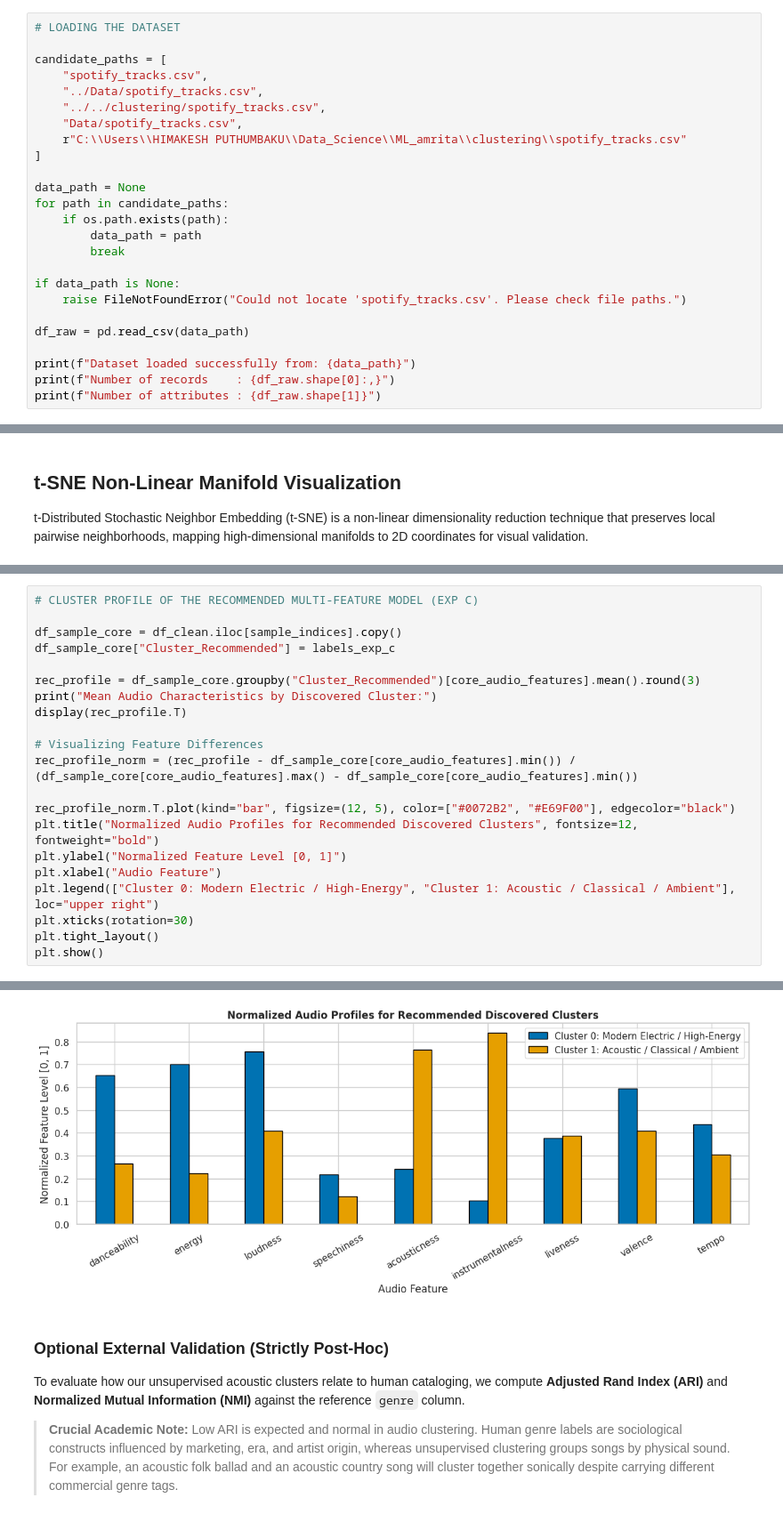
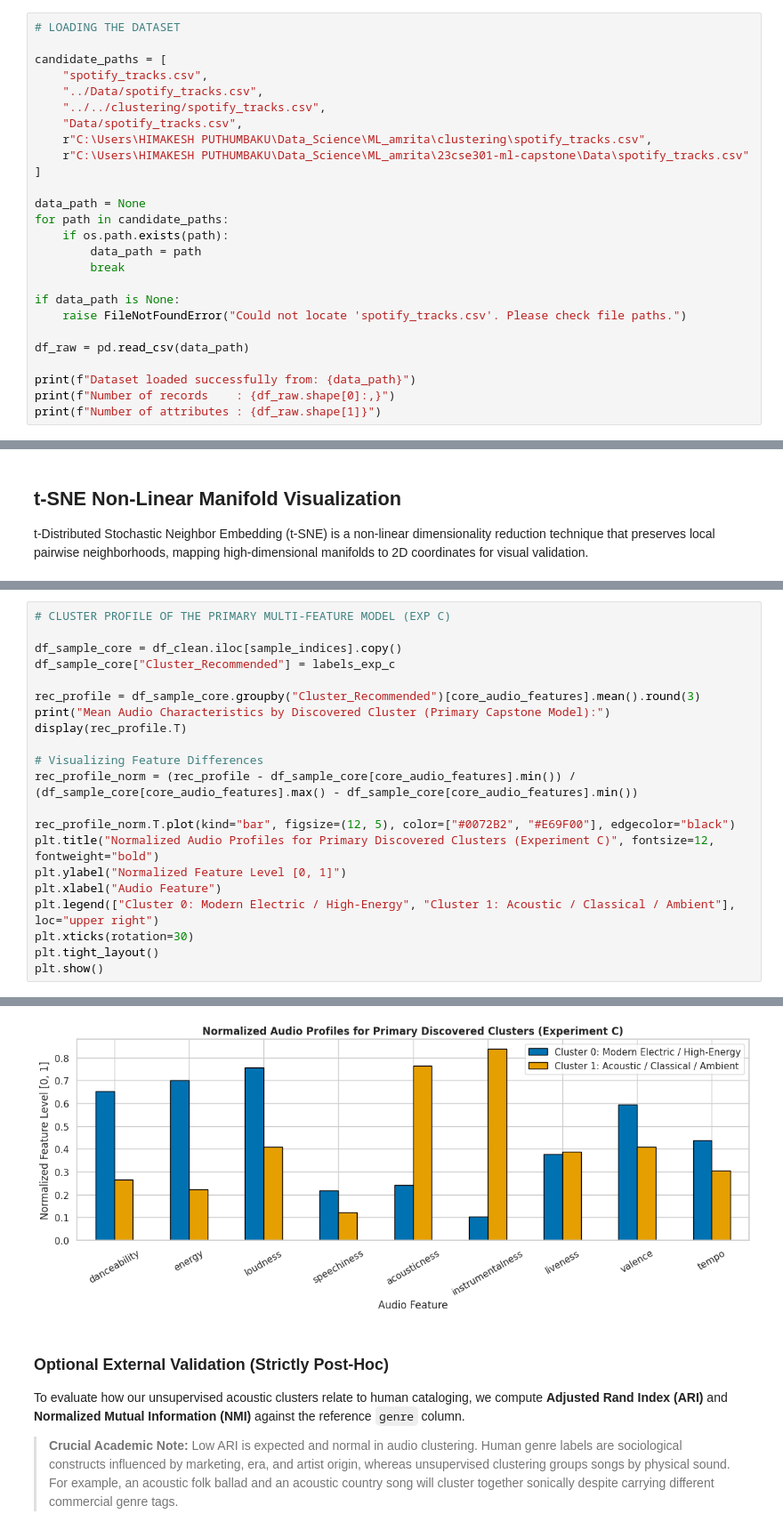
Before and after one commit to vaishnavit67/23cse301-ml-capstone, a Jupyter notebook: Notebooks/Clustering.ipynb, the cells around one changed output, grey strips where cells are left out. Shown at 89% size. Saved outputs shown, nothing was run; the diff lists cells and outputs as text.

Commit message:
Refine Review 2 Clustering Track: verified 0.6054 benchmark, multi-seed stability reconciliation, and 9-feature primary model

```diff
--- a/Notebooks/Clustering.ipynb
+++ b/Notebooks/Clustering.ipynb
@@ -98,7 +101,8 @@ candidate_paths = [
     "../Data/spotify_tracks.csv",
     "../../clustering/spotify_tracks.csv",
     "Data/spotify_tracks.csv",
-    r"C:\\Users\\HIMAKESH PUTHUMBAKU\\Data_Science\\ML_amrita\\clustering\\spotify_tracks.csv"
+    r"C:\Users\HIMAKESH PUTHUMBAKU\Data_Science\ML_amrita\clustering\spotify_tracks.csv",
+    r"C:\Users\HIMAKESH PUTHUMBAKU\Data_Science\ML_amrita\23cse301-ml-capstone\Data\spotify_tracks.csv"
 ]
 
 data_path = None
@@ -1122,18 +1202,18 @@ We examine what musical archetypes were discovered by the recommended multi-feat
 # %%
-# CLUSTER PROFILE OF THE RECOMMENDED MULTI-FEATURE MODEL (EXP C)
+# CLUSTER PROFILE OF THE PRIMARY MULTI-FEATURE MODEL (EXP C)
 
 df_sample_core = df_clean.iloc[sample_indices].copy()
 df_sample_core["Cluster_Recommended"] = labels_exp_c
 
 rec_profile = df_sample_core.groupby("Cluster_Recommended")[core_audio_features].mean().round(3)
-print("Mean Audio Characteristics by Discovered Cluster:")
+print("Mean Audio Characteristics by Discovered Cluster (Primary Capstone Model):")
 display(rec_profile.T)
 
 # Visualizing Feature Differences
 rec_profile_norm = (rec_profile - df_sample_core[core_audio_features].min()) / (df_sample_core[core_audio_features].max() - df_sample_core[core_audio_features].min())
 
 rec_profile_norm.T.plot(kind="bar", figsize=(12, 5), color=["#0072B2", "#E69F00"], edgecolor="black")
-plt.title("Normalized Audio Profiles for Recommended Discovered Clusters", fontsize=12, fontweight="bold")
+plt.title("Normalized Audio Profiles for Primary Discovered Clusters (Experiment C)", fontsize=12, fontweight="bold")
 plt.ylabel("Normalized Feature Level [0, 1]")
 plt.xlabel("Audio Feature")
 plt.legend(["Cluster 0: Modern Electric / High-Energy", "Cluster 1: Acoustic / Classical / Ambient"], loc="upper right")
@@ -1145,14 +1225,14 @@ Mean Audio Characteristics by Discovered Cluster:
 | Cluster_Recommended | 0 | 1 |
 | danceability | 0.653 | 0.266 |
 | energy | 0.700 | 0.224 |
 | loudness | -6.690 | -16.229 |
 | speechiness | 0.080 | 0.045 |
 | acousticness | 0.242 | 0.765 |
 | instrumentalness | 0.103 | 0.839 |
 | liveness | 0.176 | 0.181 |
 | valence | 0.595 | 0.409 |
 | tempo | 117.846 | 97.465 |
-[figure, old version]
+[figure, new version]
 # %% [markdown]
 ### Optional External Validation (Strictly Post-Hoc)
 
```
Also changed, not shown: parts of 23 cells of this notebook.
